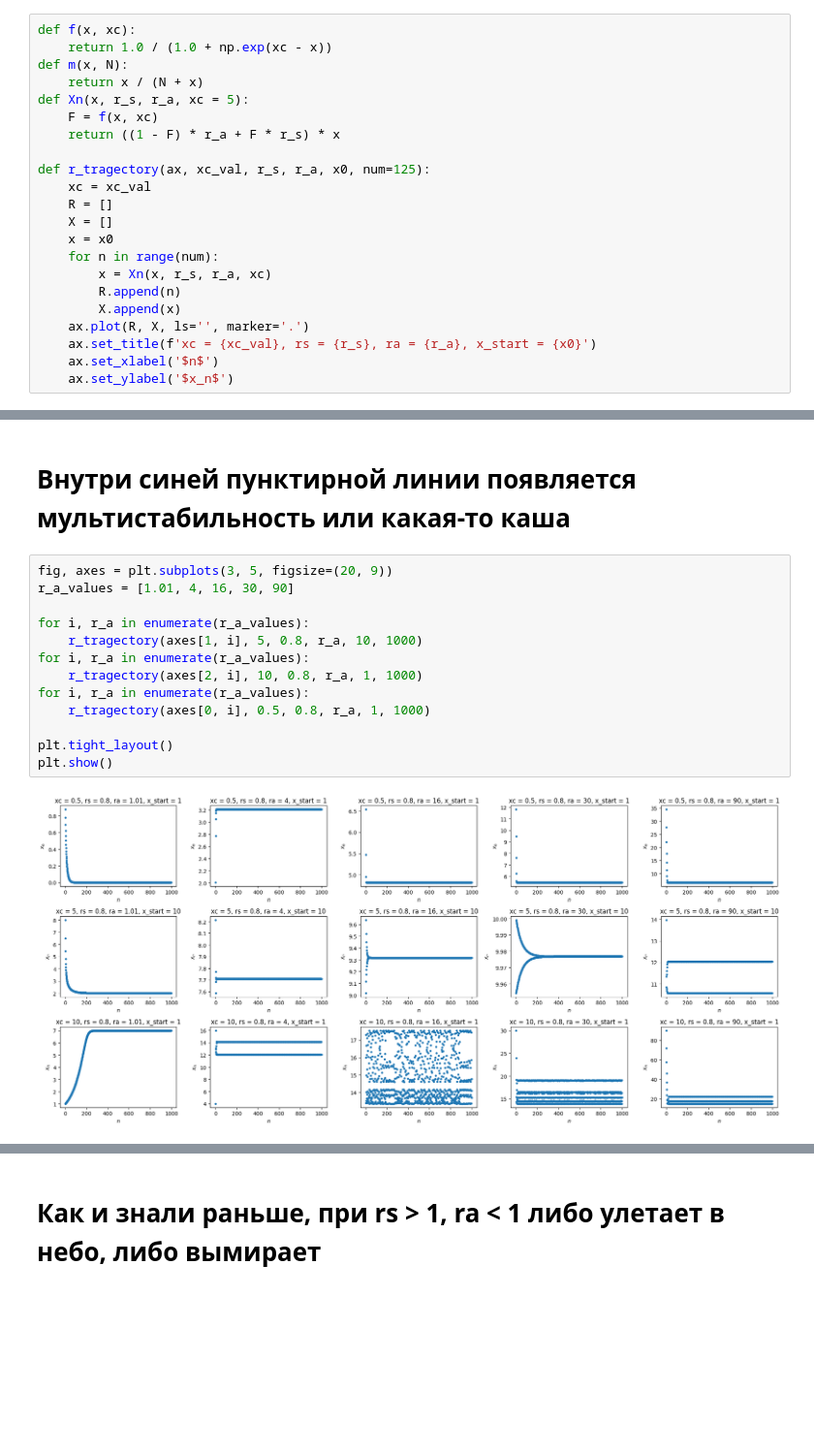
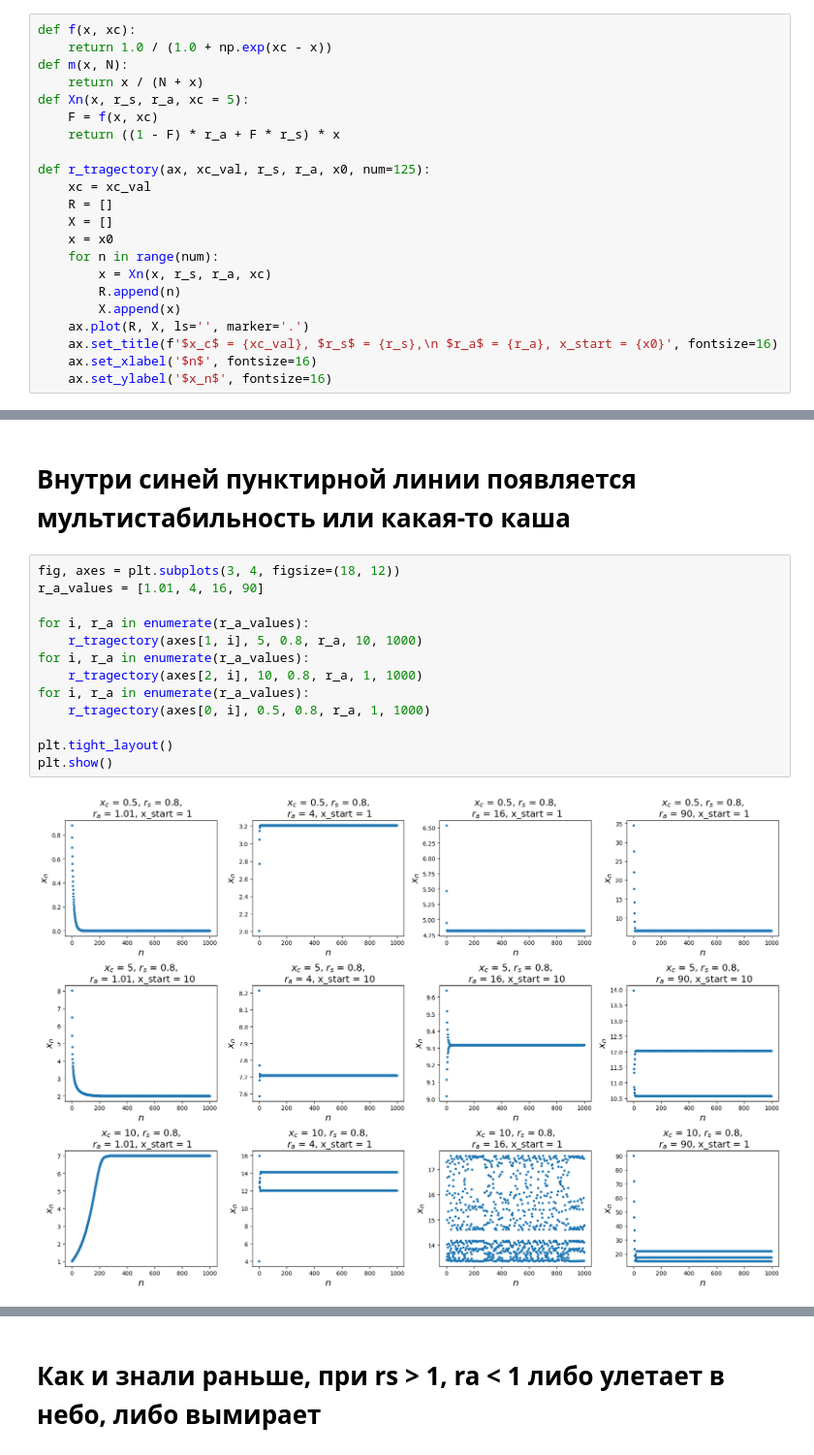
Before and after one commit to yobysheva/kursovaya, a Jupyter notebook: modify_no_m.ipynb, the cells around one changed output, grey strips where cells are left out. Shown at 97% size. Saved outputs shown, nothing was run; the diff lists cells and outputs as text; blank space fills up the shorter version.

```diff
--- a/modify_no_m.ipynb
+++ b/modify_no_m.ipynb
@@ -505,25 +526,25 @@ def r_tragectory(ax, xc_val, r_s, r_a, x0, num=125):
         R.append(n)
         X.append(x)
     ax.plot(R, X, ls='', marker='.')
-    ax.set_title(f'xc = {xc_val}, rs = {r_s}, ra = {r_a}, x_start = {x0}')
-    ax.set_xlabel('$n$')
-    ax.set_ylabel('$x_n$')
+    ax.set_title(f'$x_c$ = {xc_val}, $r_s$ = {r_s},\n $r_a$ = {r_a}, x_start = {x0}', fontsize=16)
+    ax.set_xlabel('$n$', fontsize=16)
+    ax.set_ylabel('$x_n$', fontsize=16)
 # %% [markdown]
 # В области стабильности точка одна
 # %% [markdown]
 # Внутри синей пунктирной линии появляется мультистабильность или какая-то каша
 # %%
-fig, axes = plt.subplots(3, 5, figsize=(20, 9))
-r_a_values = [1.01, 4, 16, 30, 90]
+fig, axes = plt.subplots(3, 4, figsize=(18, 12))
+r_a_values = [1.01, 4, 16, 90]
 
 for i, r_a in enumerate(r_a_values):
     r_tragectory(axes[1, i], 5, 0.8, r_a, 10, 1000)
 for i, r_a in enumerate(r_a_values):
     r_tragectory(axes[2, i], 10, 0.8, r_a, 1, 1000)
 for i, r_a in enumerate(r_a_values):
     r_tragectory(axes[0, i], 0.5, 0.8, r_a, 1, 1000)
 
 plt.tight_layout()
 plt.show()
 # %% [output]
-[figure, old version]
+[figure, new version]
```
Also changed, not shown: parts of 26 cells of this notebook, 9 other files.
